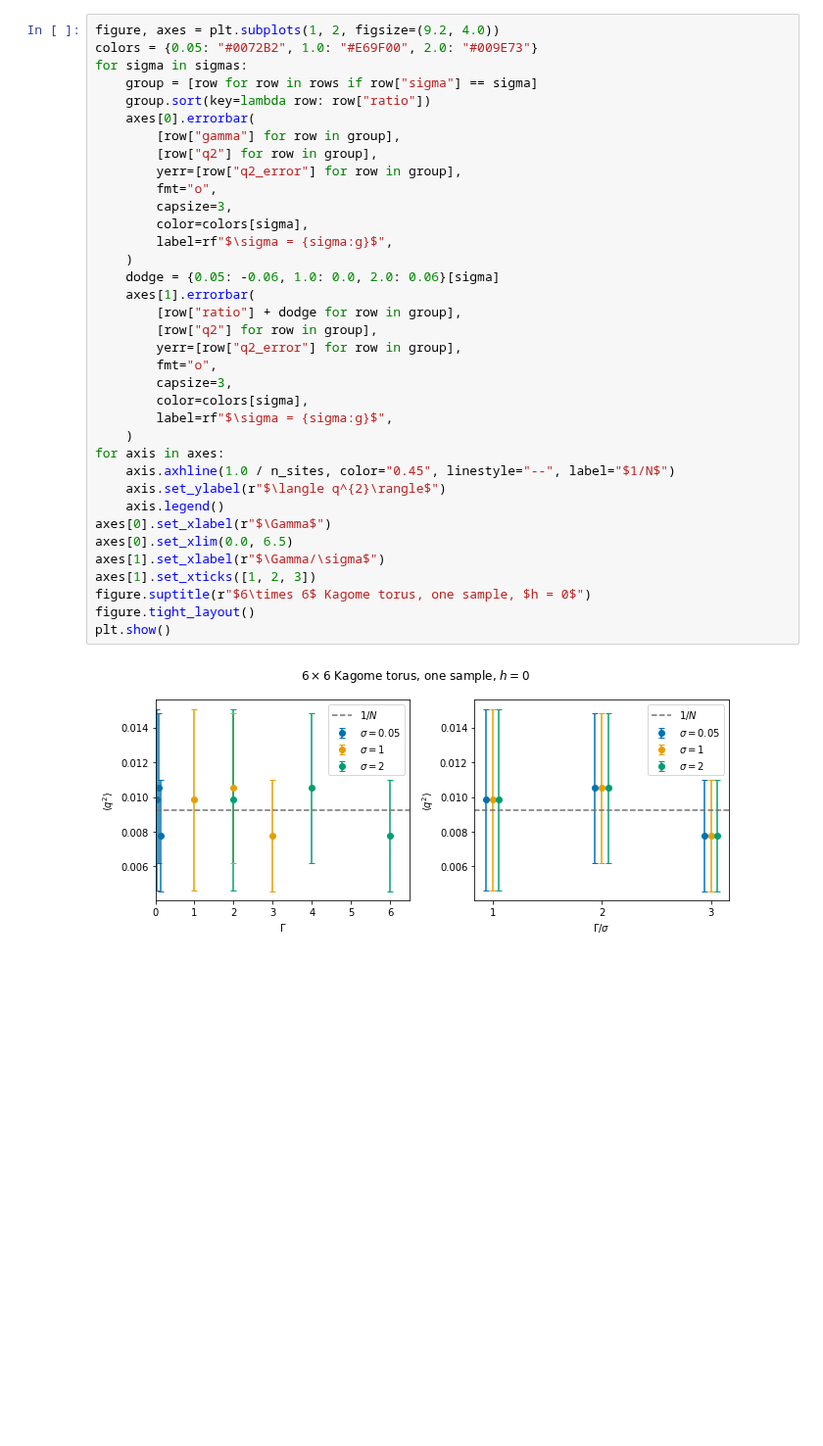
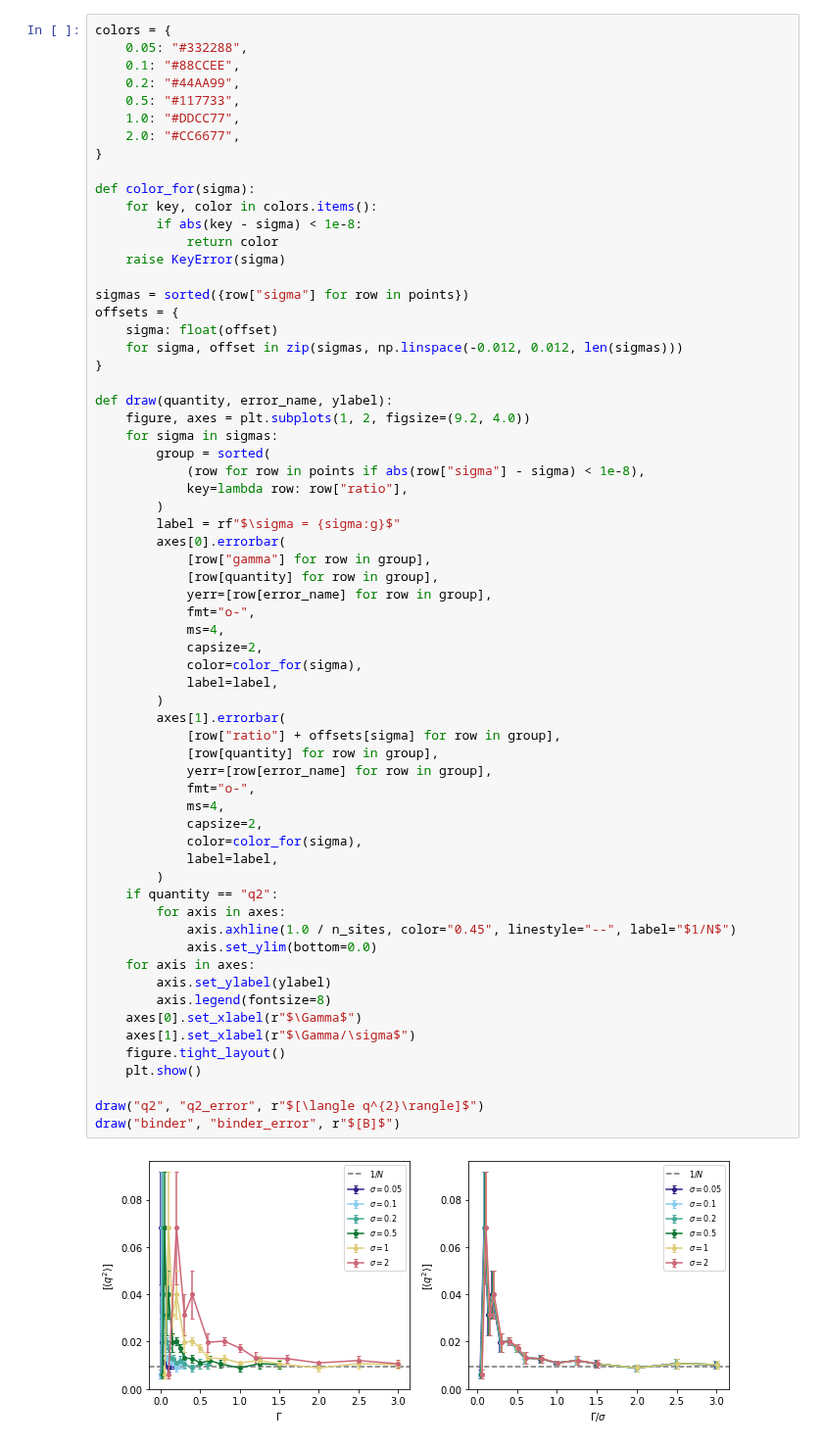
Before and after one commit to coolgas/spin-glass, a Jupyter notebook: notebook/kagome_qea_l6_trial.ipynb, the cells around one changed output. Shown at 98% size. Drawn from its saved outputs; the diff is of its cells as text; blank space fills up the shorter version.

```diff
--- a/notebook/kagome_qea_l6_trial.ipynb
+++ b/notebook/kagome_qea_l6_trial.ipynb
@@ -61,38 +108,66 @@ for row in rows:
 # %%
-figure, axes = plt.subplots(1, 2, figsize=(9.2, 4.0))
-colors = {0.05: "#0072B2", 1.0: "#E69F00", 2.0: "#009E73"}
-for sigma in sigmas:
-    group = [row for row in rows if row["sigma"] == sigma]
-    group.sort(key=lambda row: row["ratio"])
-    axes[0].errorbar(
-        [row["gamma"] for row in group],
-        [row["q2"] for row in group],
-        yerr=[row["q2_error"] for row in group],
-        fmt="o",
-        capsize=3,
-        color=colors[sigma],
-        label=rf"$\sigma = {sigma:g}$",
-    )
-    dodge = {0.05: -0.06, 1.0: 0.0, 2.0: 0.06}[sigma]
-    axes[1].errorbar(
-        [row["ratio"] + dodge for row in group],
-        [row["q2"] for row in group],
-        yerr=[row["q2_error"] for row in group],
-        fmt="o",
-        capsize=3,
-        color=colors[sigma],
-        label=rf"$\sigma = {sigma:g}$",
-    )
-for axis in axes:
-    axis.axhline(1.0 / n_sites, color="0.45", linestyle="--", label="$1/N$")
-    axis.set_ylabel(r"$\langle q^{2}\rangle$")
-    axis.legend()
-axes[0].set_xlabel(r"$\Gamma$")
-axes[0].set_xlim(0.0, 6.5)
-axes[1].set_xlabel(r"$\Gamma/\sigma$")
-axes[1].set_xticks([1, 2, 3])
-figure.suptitle(r"$6\times 6$ Kagome torus, one sample, $h = 0$")
-figure.tight_layout()
-plt.show()
+colors = {
+    0.05: "#332288",
+    0.1: "#88CCEE",
+    0.2: "#44AA99",
+    0.5: "#117733",
+    1.0: "#DDCC77",
+    2.0: "#CC6677",
+}
+
+def color_for(sigma):
+    for key, color in colors.items():
+        if abs(key - sigma) < 1e-8:
+            return color
+    raise KeyError(sigma)
+
+sigmas = sorted({row["sigma"] for row in points})
+offsets = {
+    sigma: float(offset)
+    for sigma, offset in zip(sigmas, np.linspace(-0.012, 0.012, len(sigmas)))
+}
+
+def draw(quantity, error_name, ylabel):
+    figure, axes = plt.subplots(1, 2, figsize=(9.2, 4.0))
+    for sigma in sigmas:
+        group = sorted(
+            (row for row in points if abs(row["sigma"] - sigma) < 1e-8),
+            key=lambda row: row["ratio"],
+        )
+        label = rf"$\sigma = {sigma:g}$"
+        axes[0].errorbar(
+            [row["gamma"] for row in group],
+            [row[quantity] for row in group],
+            yerr=[row[error_name] for row in group],
+            fmt="o-",
+            ms=4,
+            capsize=2,
+            color=color_for(sigma),
+            label=label,
+        )
+        axes[1].errorbar(
+            [row["ratio"] + offsets[sigma] for row in group],
+            [row[quantity] for row in group],
+            yerr=[row[error_name] for row in group],
+            fmt="o-",
+            ms=4,
+            capsize=2,
+            color=color_for(sigma),
+            label=label,
+        )
+    if quantity == "q2":
+        for axis in axes:
+            axis.axhline(1.0 / n_sites, color="0.45", linestyle="--", label="$1/N$")
+            axis.set_ylim(bottom=0.0)
+    for axis in axes:
+        axis.set_ylabel(ylabel)
+        axis.legend(fontsize=8)
+    axes[0].set_xlabel(r"$\Gamma$")
+    axes[1].set_xlabel(r"$\Gamma/\sigma$")
+    figure.tight_layout()
+    plt.show()
+
+draw("q2", "q2_error", r"$[\langle q^{2}\rangle]$")
+draw("binder", "binder_error", r"$[B]$")
 # %% [output]
-[figure, old version]
+[figure, new version]
```
Also changed, not shown: parts of 5 cells of this notebook, 9 other files.
